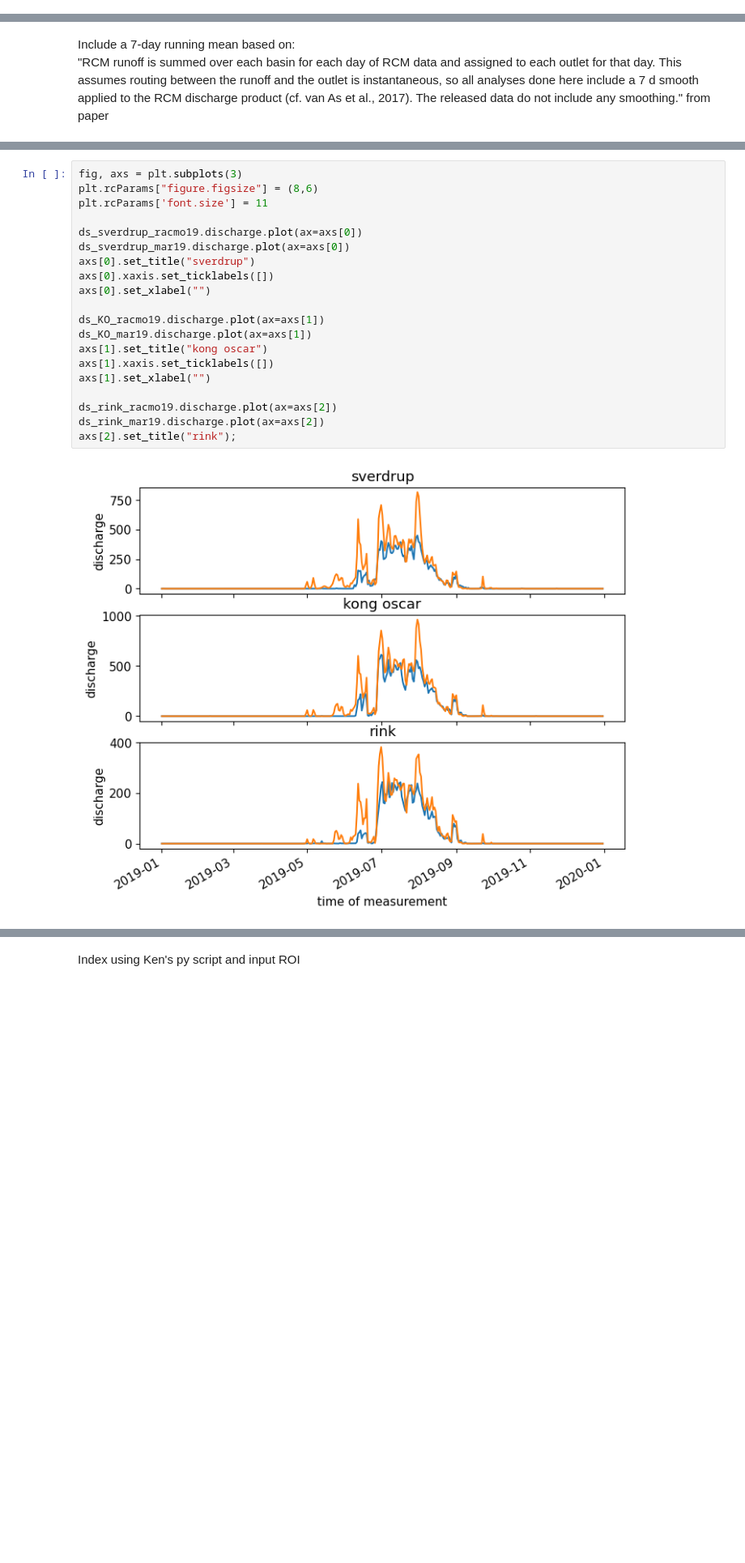
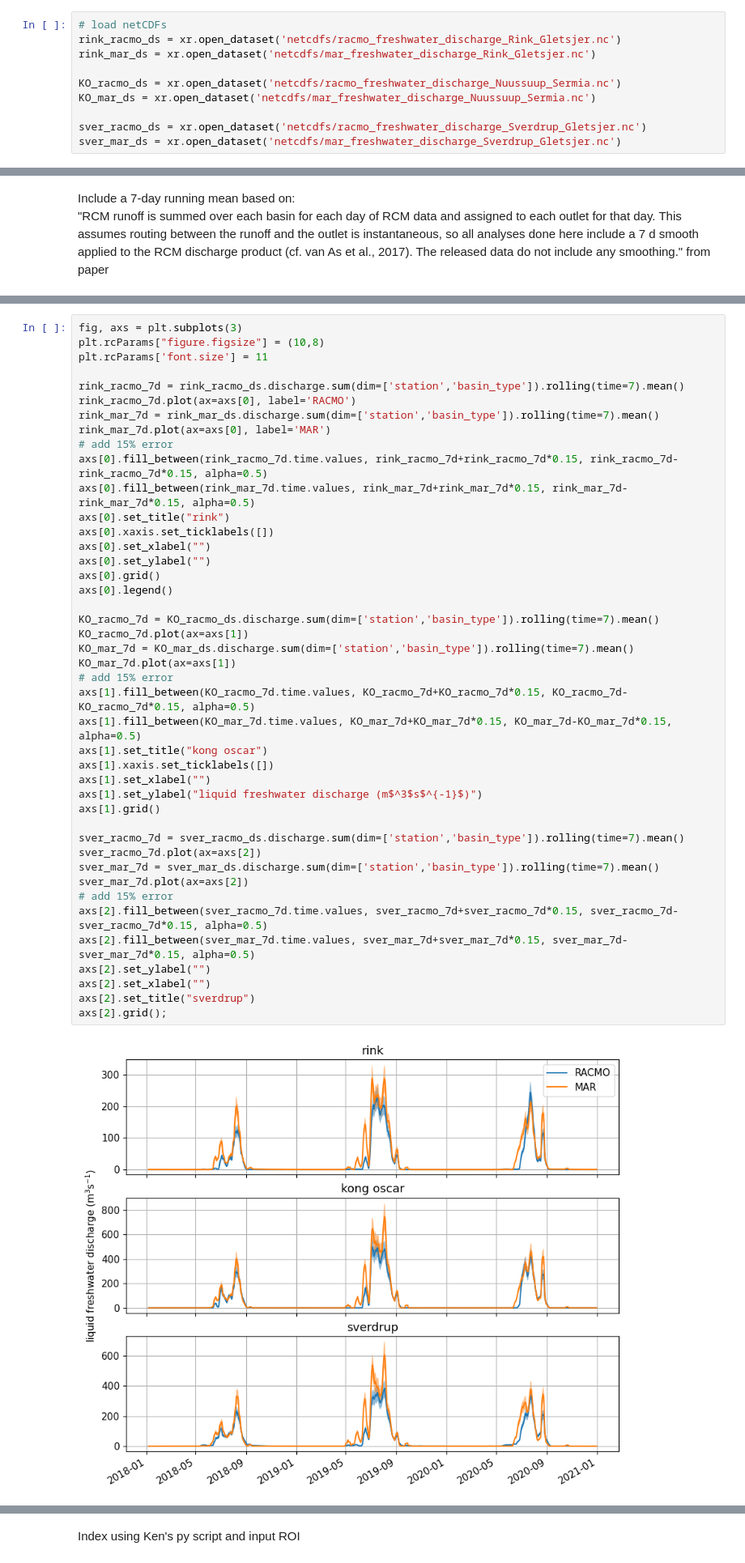
Before and after one commit to mjzahn/glacier_discharge, a Jupyter notebook: liquid_freshwater_discharge.ipynb, the cells around one changed output, grey strips where cells are left out. Shown at 81% size. Cells and saved outputs as stored; diff of their text form; blank space fills up the shorter version.

```diff
--- a/liquid_freshwater_discharge.ipynb
+++ b/liquid_freshwater_discharge.ipynb
@@ -432,0 +403,10 @@ NameError: name 'ds_KO_mar19' is not defined
+# %%
+# load netCDFs
+rink_racmo_ds = xr.open_dataset('netcdfs/racmo_freshwater_discharge_Rink_Gletsjer.nc')
+rink_mar_ds = xr.open_dataset('netcdfs/mar_freshwater_discharge_Rink_Gletsjer.nc')
+
+KO_racmo_ds = xr.open_dataset('netcdfs/racmo_freshwater_discharge_Nuussuup_Sermia.nc')
+KO_mar_ds = xr.open_dataset('netcdfs/mar_freshwater_discharge_Nuussuup_Sermia.nc')
+
+sver_racmo_ds = xr.open_dataset('netcdfs/racmo_freshwater_discharge_Sverdrup_Gletsjer.nc')
+sver_mar_ds = xr.open_dataset('netcdfs/mar_freshwater_discharge_Sverdrup_Gletsjer.nc')
@@ -436,22 +442,45 @@ Include a 7-day running mean based on:<br>
 # %%
 fig, axs = plt.subplots(3)
-plt.rcParams["figure.figsize"] = (8,6)
+plt.rcParams["figure.figsize"] = (10,8)
 plt.rcParams['font.size'] = 11
 
-ds_sverdrup_racmo19.discharge.plot(ax=axs[0])
-ds_sverdrup_mar19.discharge.plot(ax=axs[0])
-axs[0].set_title("sverdrup")
+rink_racmo_7d = rink_racmo_ds.discharge.sum(dim=['station','basin_type']).rolling(time=7).mean()
+rink_racmo_7d.plot(ax=axs[0], label='RACMO')
+rink_mar_7d = rink_mar_ds.discharge.sum(dim=['station','basin_type']).rolling(time=7).mean()
+rink_mar_7d.plot(ax=axs[0], label='MAR')
+# add 15% error
+axs[0].fill_between(rink_racmo_7d.time.values, rink_racmo_7d+rink_racmo_7d*0.15, rink_racmo_7d-rink_racmo_7d*0.15, alpha=0.5)
+axs[0].fill_between(rink_mar_7d.time.values, rink_mar_7d+rink_mar_7d*0.15, rink_mar_7d-rink_mar_7d*0.15, alpha=0.5)
+axs[0].set_title("rink")
 axs[0].xaxis.set_ticklabels([])
 axs[0].set_xlabel("")
+axs[0].set_ylabel("")
+axs[0].grid()
+axs[0].legend()
 
-ds_KO_racmo19.discharge.plot(ax=axs[1])
-ds_KO_mar19.discharge.plot(ax=axs[1])
+KO_racmo_7d = KO_racmo_ds.discharge.sum(dim=['station','basin_type']).rolling(time=7).mean()
+KO_racmo_7d.plot(ax=axs[1])
+KO_mar_7d = KO_mar_ds.discharge.sum(dim=['station','basin_type']).rolling(time=7).mean()
+KO_mar_7d.plot(ax=axs[1])
+# add 15% error
+axs[1].fill_between(KO_racmo_7d.time.values, KO_racmo_7d+KO_racmo_7d*0.15, KO_racmo_7d-KO_racmo_7d*0.15, alpha=0.5)
+axs[1].fill_between(KO_mar_7d.time.values, KO_mar_7d+KO_mar_7d*0.15, KO_mar_7d-KO_mar_7d*0.15, alpha=0.5)
 axs[1].set_title("kong oscar")
 axs[1].xaxis.set_ticklabels([])
 axs[1].set_xlabel("")
+axs[1].set_ylabel("liquid freshwater discharge (m$^3$s$^{-1}$)")
+axs[1].grid()
 
-ds_rink_racmo19.discharge.plot(ax=axs[2])
-ds_rink_mar19.discharge.plot(ax=axs[2])
-axs[2].set_title("rink");
+sver_racmo_7d = sver_racmo_ds.discharge.sum(dim=['station','basin_type']).rolling(time=7).mean()
+sver_racmo_7d.plot(ax=axs[2])
+sver_mar_7d = sver_mar_ds.discharge.sum(dim=['station','basin_type']).rolling(time=7).mean()
+sver_mar_7d.plot(ax=axs[2])
+# add 15% error
+axs[2].fill_between(sver_racmo_7d.time.values, sver_racmo_7d+sver_racmo_7d*0.15, sver_racmo_7d-sver_racmo_7d*0.15, alpha=0.5)
+axs[2].fill_between(sver_mar_7d.time.values, sver_mar_7d+sver_mar_7d*0.15, sver_mar_7d-sver_mar_7d*0.15, alpha=0.5)
+axs[2].set_ylabel("")
+axs[2].set_xlabel("")
+axs[2].set_title("sverdrup")
+axs[2].grid();
 # %% [output]
-[figure, old version]
+[figure, new version]
```
Also changed, not shown: parts of 32 cells of this notebook, 6 other files.
